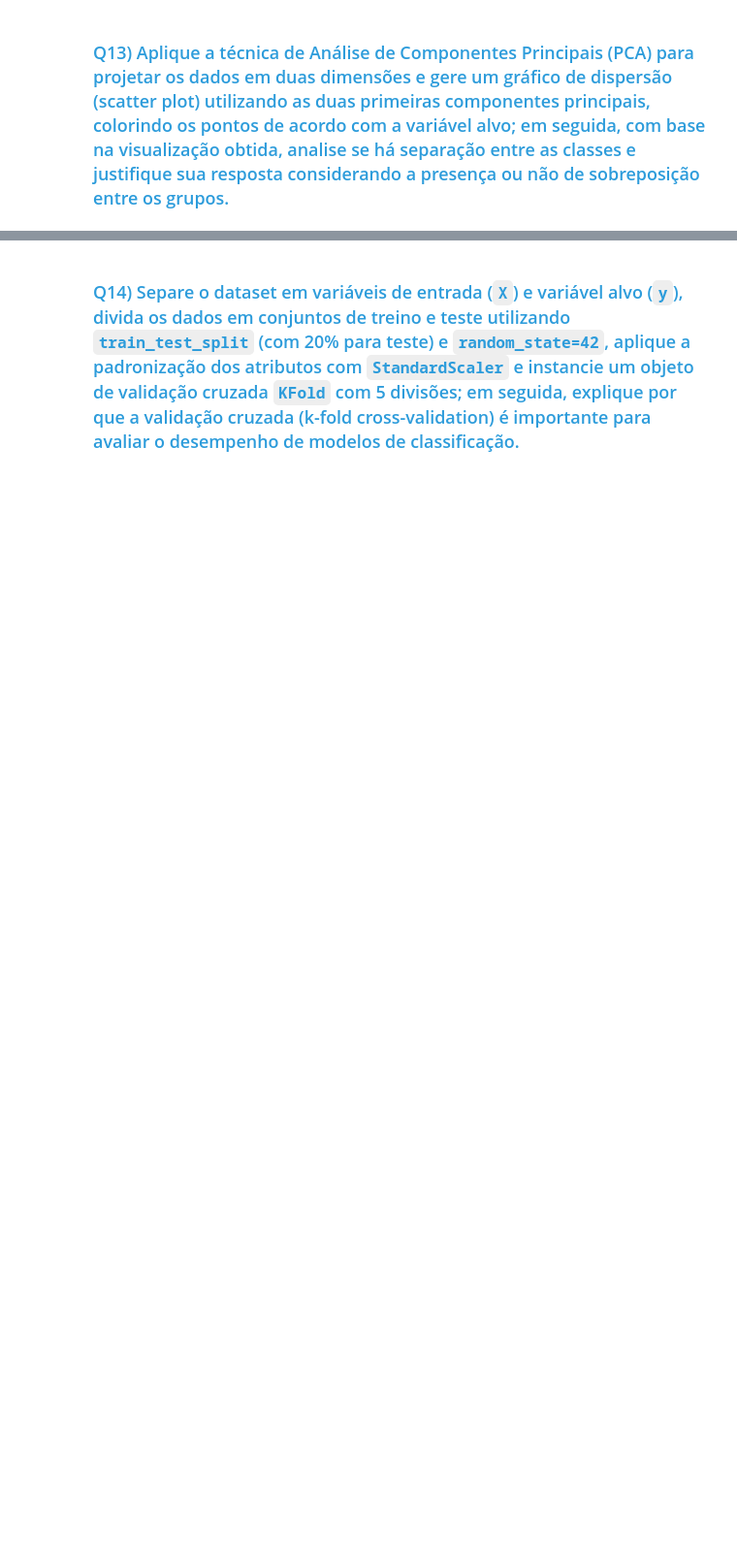
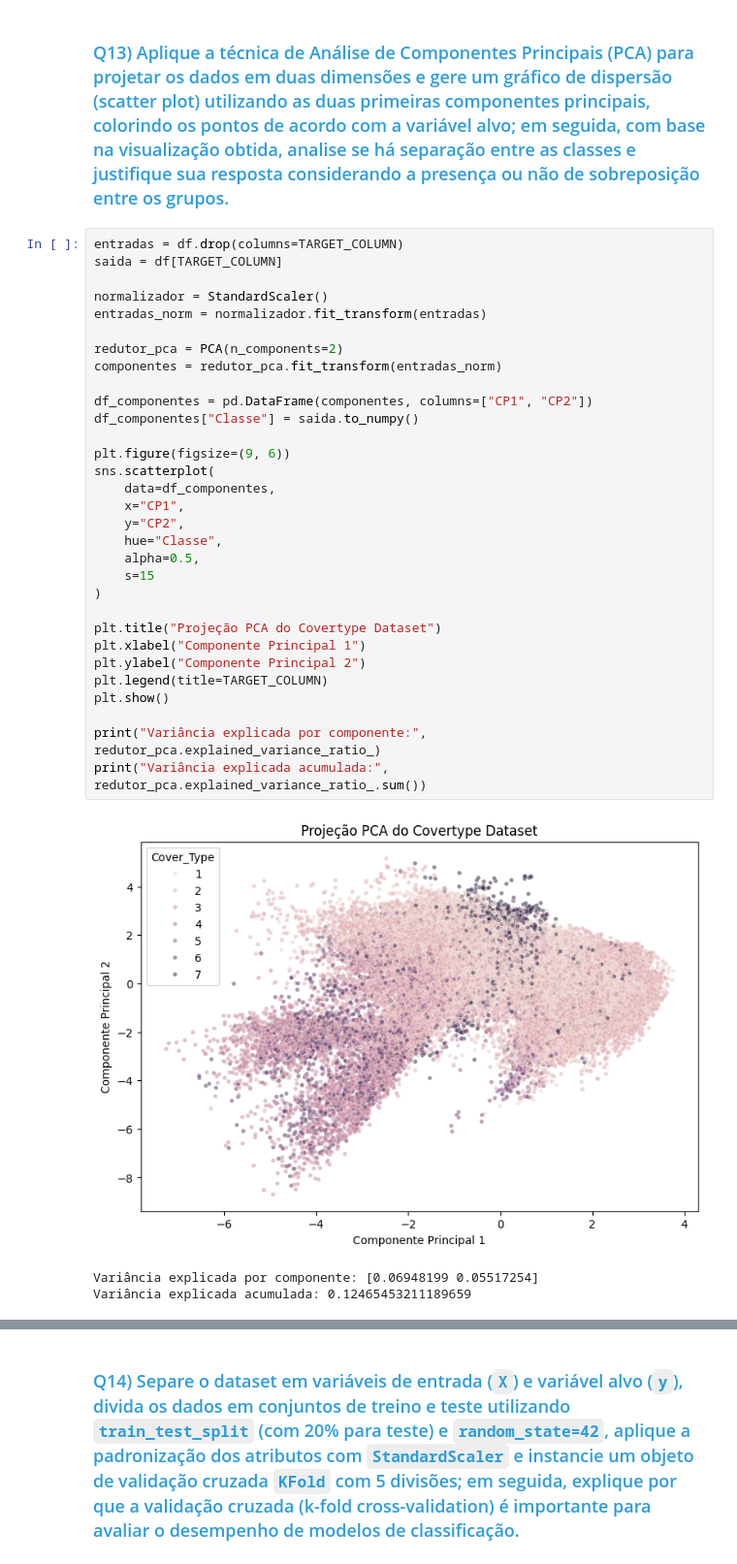
Before and after one commit to RennowT/C318, a Jupyter notebook: C318_2026_1_Atividade_05_1954.ipynb, the cells around one changed output, grey strips where cells are left out. Shown at 97% size. Cells and saved outputs as stored; diff of their text form; blank space fills up the shorter version.

```diff
--- a/C318_2026_1_Atividade_05_1954.ipynb
+++ b/C318_2026_1_Atividade_05_1954.ipynb
@@ -400,2 +554,37 @@ TARGET_COLUMN = None # preencher
 # %% [markdown]
 ### <font color='#2D9CDB'>Q13) Aplique a técnica de Análise de Componentes Principais (PCA) para projetar os dados em duas dimensões e gere um gráfico de dispersão (scatter plot) utilizando as duas primeiras componentes principais, colorindo os pontos de acordo com a variável alvo; em seguida, com base na visualização obtida, analise se há separação entre as classes e justifique sua resposta considerando a presença ou não de sobreposição entre os grupos.</font>
+# %%
+entradas = df.drop(columns=TARGET_COLUMN)
+saida = df[TARGET_COLUMN]
+
+normalizador = StandardScaler()
+entradas_norm = normalizador.fit_transform(entradas)
+
+redutor_pca = PCA(n_components=2)
+componentes = redutor_pca.fit_transform(entradas_norm)
+
+df_componentes = pd.DataFrame(componentes, columns=["CP1", "CP2"])
+df_componentes["Classe"] = saida.to_numpy()
+
+plt.figure(figsize=(9, 6))
+sns.scatterplot(
+    data=df_componentes,
+    x="CP1",
+    y="CP2",
+    hue="Classe",
+    alpha=0.5,
+    s=15
+)
+
+plt.title("Projeção PCA do Covertype Dataset")
+plt.xlabel("Componente Principal 1")
+plt.ylabel("Componente Principal 2")
+plt.legend(title=TARGET_COLUMN)
+plt.show()
+
+print("Variância explicada por componente:", redutor_pca.explained_variance_ratio_)
+print("Variância explicada acumulada:", redutor_pca.explained_variance_ratio_.sum())
+# %% [output]
+[figure, added]
+Variância explicada por componente: [0.06948199 0.05517254]
+Variância explicada acumulada: 0.12465453211189659
```
Also changed, not shown: parts of 27 cells of this notebook.
